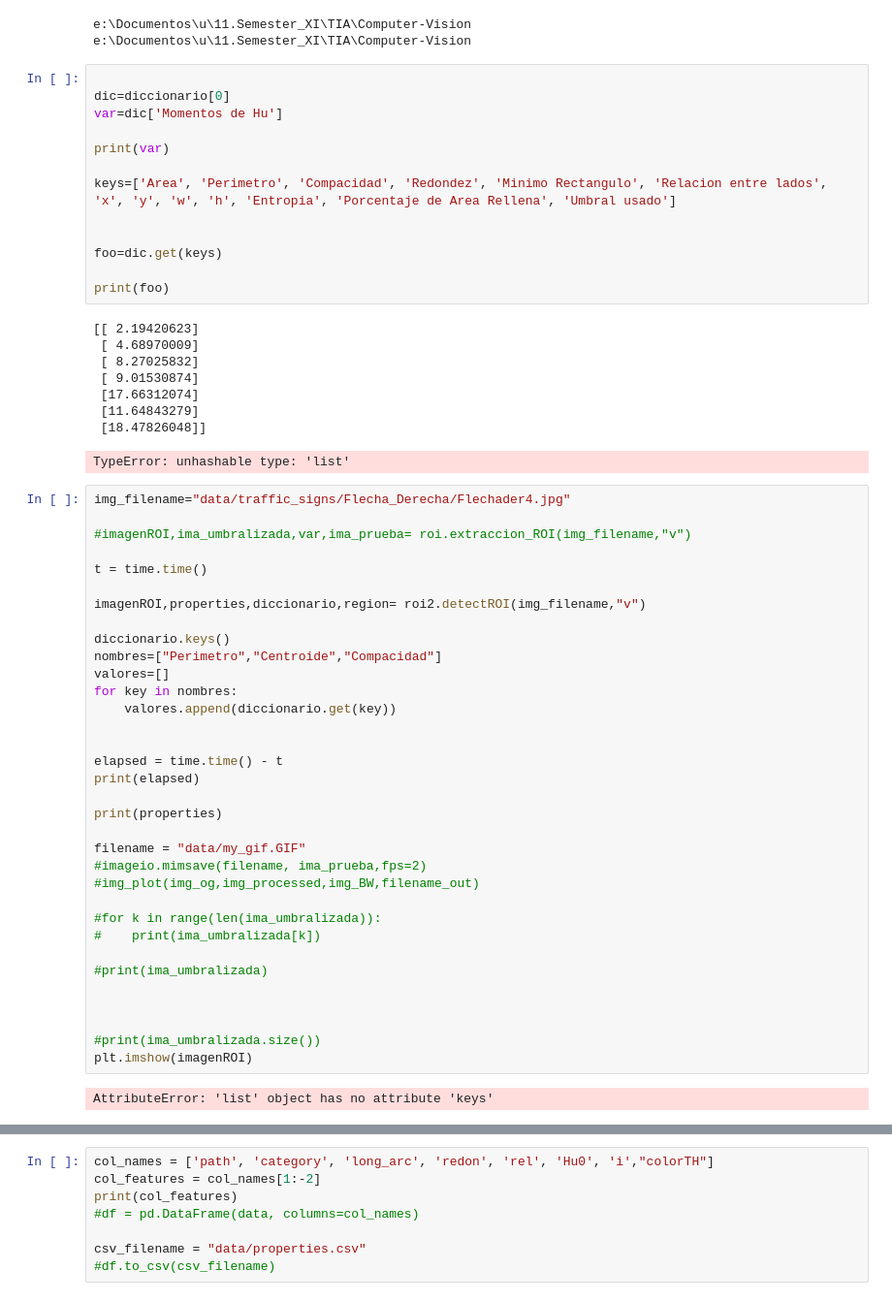
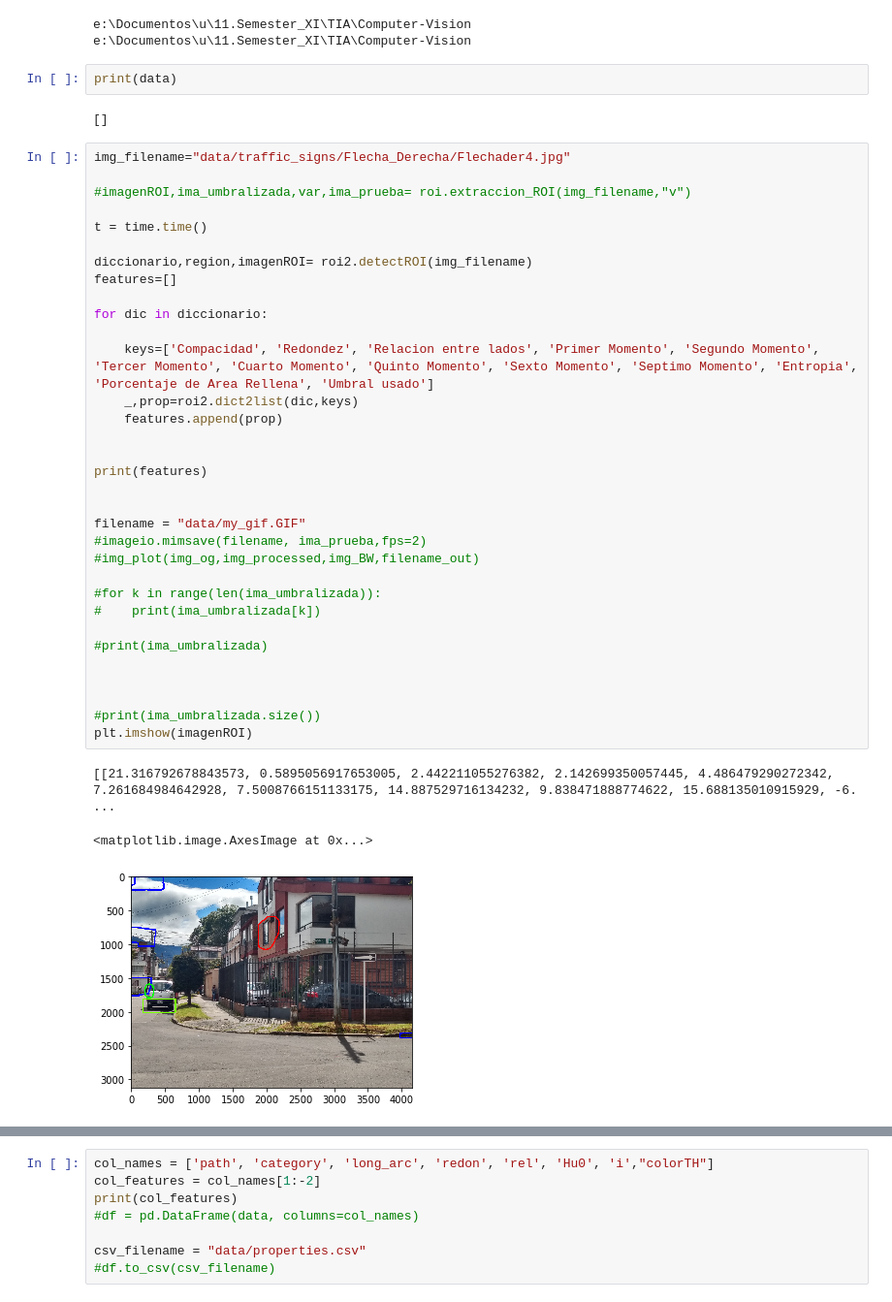
Before and after one commit to jspinaj/Computer-Vision, a Jupyter notebook: main.ipynb, the cells around one changed output, grey strips where cells are left out. Shown: that part at 97% size. Drawn from its saved outputs; the diff is of its cells as text.

Commit message:
use diccionary based properties in pipeline

```diff
--- a/main.ipynb
+++ b/main.ipynb
@@ -30,64 +30,47 @@ print(os.getcwd())
 # %% [output]
 e:\Documentos\u\11.Semester_XI\TIA\Computer-Vision
 e:\Documentos\u\11.Semester_XI\TIA\Computer-Vision
-# %%
-
-dic=diccionario[0]
-var=dic['Momentos de Hu']
-
-print(var)
-
-keys=['Area', 'Perimetro', 'Compacidad', 'Redondez', 'Minimo Rectangulo', 'Relacion entre lados', 'x', 'y', 'w', 'h', 'Entropia', 'Porcentaje de Area Rellena', 'Umbral usado']
-
-
-foo=dic.get(keys)
-
-print(foo)
-# %% [output]
-[[ 2.19420623]
- [ 4.68970009]
- [ 8.27025832]
- [ 9.01530874]
- [17.66312074]
- [11.64843279]
- [18.47826048]]
-TypeError: unhashable type: 'list'
+# %%
+print(data)
+# %% [output]
+[]
 # %%
 img_filename="data/traffic_signs/Flecha_Derecha/Flechader4.jpg"
 
 #imagenROI,ima_umbralizada,var,ima_prueba= roi.extraccion_ROI(img_filename,"v")
 
 t = time.time()
 
-imagenROI,properties,diccionario,region= roi2.detectROI(img_filename,"v")
+diccionario,region,imagenROI= roi2.detectROI(img_filename)
+features=[]
 
-diccionario.keys()
-nombres=["Perimetro","Centroide","Compacidad"]
-valores=[]
-for key in nombres:
-    valores.append(diccionario.get(key))
+for dic in diccionario:
+
+    keys=['Compacidad', 'Redondez', 'Relacion entre lados', 'Primer Momento', 'Segundo Momento', 'Tercer Momento', 'Cuarto Momento', 'Quinto Momento', 'Sexto Momento', 'Septimo Momento', 'Entropia', 'Porcentaje de Area Rellena', 'Umbral usado']
+    _,prop=roi2.dict2list(dic,keys)
+    features.append(prop)
 
 
-elapsed = time.time() - t
-print(elapsed)
+print(features)
 
-print(properties)
 
 filename = "data/my_gif.GIF"
 #imageio.mimsave(filename, ima_prueba,fps=2)
 #img_plot(img_og,img_processed,img_BW,filename_out)
 
 #for k in range(len(ima_umbralizada)):
 #    print(ima_umbralizada[k])
 
 #print(ima_umbralizada)
 
 
 
 #print(ima_umbralizada.size())
 plt.imshow(imagenROI)
 # %% [output]
-AttributeError: 'list' object has no attribute 'keys'
+[[21.316792678843573, 0.5895056917653005, 2.442211055276382, 2.142699350057445, 4.486479290272342, 7.261684984642928, 7.5008766151133175, 14.887529716134232, 9.838471888774622, 15.688135010915929, -6. ...
+<matplotlib.image.AxesImage at 0x...>
+[figure, added]
 # %%
 # image ingest
 
```
Also changed, not shown: parts of 2 cells of this notebook, 3 other files.
